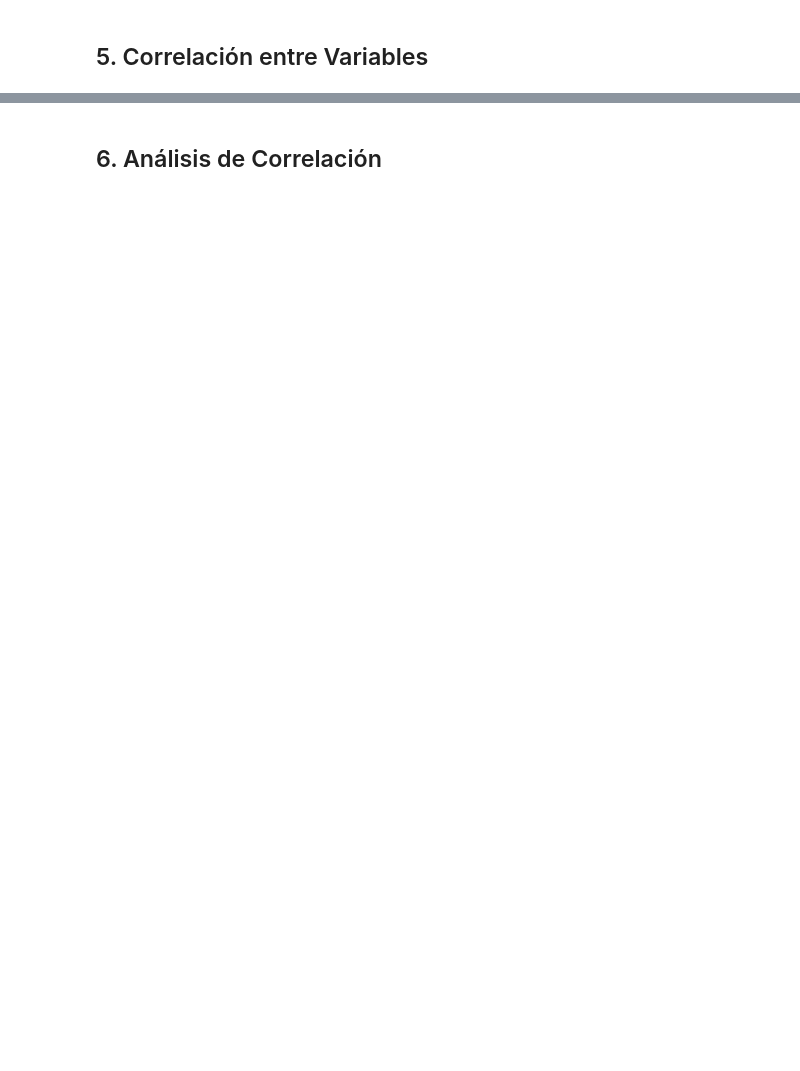
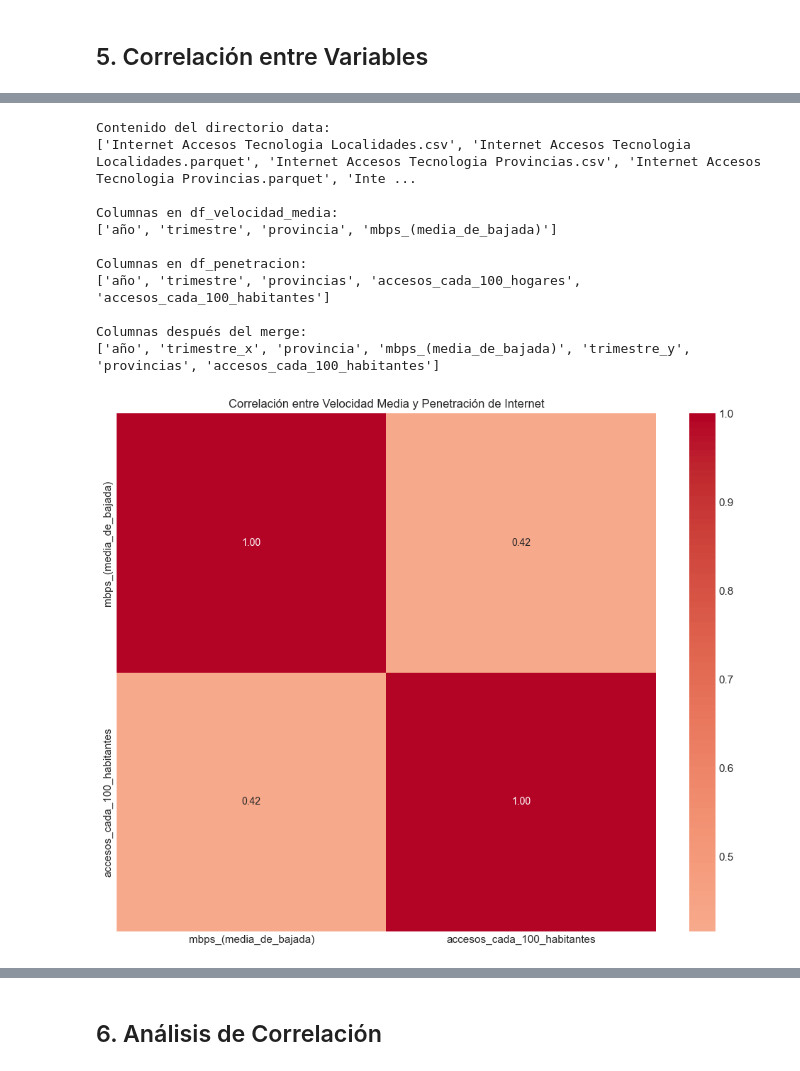
Before and after one commit to JuliaGastellu/dashboard-conectividad-ENACOM, a Jupyter notebook: notebooks/EDA.ipynb, the cells around one changed output, grey strips where cells are left out. Cells and saved outputs as stored; diff of their text form; code cells hidden in the pictures; blank space fills up the shorter version.

```diff
--- a/notebooks/EDA.ipynb
+++ b/notebooks/EDA.ipynb
@@ -512,0 +574,75 @@ KeyError: "['penetracion'] not in index"
+# %%
+# Primero, verificar la estructura del directorio
+import os
+
+# Definir la ruta base
+base_path = r'C:\Users\jugas\OneDrive\Escritorio\Proyecto ENACOM\dashboard-conectividad-ENACOM\data'
+
+print("Contenido del directorio data:")
+print(os.listdir(base_path))
+
+# Cargar los datasets correctos
+df_velocidad_media = pd.read_parquet(os.path.join(base_path, 'Internet Velocidad Media de Descarga Provincias.parquet'))
+df_penetracion = pd.read_parquet(os.path.join(base_path, 'Internet Penetración Provincias.parquet'))
+
+# Verificar las columnas
+print("\nColumnas en df_velocidad_media:")
+print(df_velocidad_media.columns.tolist())
+print("\nColumnas en df_penetracion:")
+print(df_penetracion.columns.tolist())
+
+# Preparar datos para correlación
+df_corr = df_velocidad_media.merge(
+    df_penetracion[['año', 'trimestre', 'provincias', 'accesos_cada_100_habitantes']],
+    left_on=['año', 'provincia'],
+    right_on=['año', 'provincias'],
+    how='inner'
+)
+
+# Verificar las columnas después del merge
+print("\nColumnas después del merge:")
+print(df_corr.columns.tolist())
+
+# Convertir velocidad a numérico
+df_corr['mbps_(media_de_bajada)'] = df_corr['mbps_(media_de_bajada)'].str.replace(',', '.').astype(float)
+df_corr['accesos_cada_100_habitantes'] = df_corr['accesos_cada_100_habitantes'].str.replace(',', '.').astype(float)
+
+# Calcular matriz de correlación
+corr_matrix = df_corr[['mbps_(media_de_bajada)', 'accesos_cada_100_habitantes']].corr()
+
+# Crear el heatmap
+plt.figure(figsize=(10, 8))
+sns.heatmap(corr_matrix, annot=True, cmap='coolwarm', center=0, fmt='.2f')
+plt.title('Correlación entre Velocidad Media y Penetración de Internet')
+plt.tight_layout()
+plt.show()
+
+# Mostrar valores de correlación
+print("\nValores de correlación:")
+print(corr_matrix)
+
+# Análisis adicional
+print("\nEstadísticas descriptivas:")
+print(df_corr[['mbps_(media_de_bajada)', 'accesos_cada_100_habitantes']].describe())
+
+# Gráfico de dispersión
+plt.figure(figsize=(10, 6))
+sns.scatterplot(data=df_corr, x='accesos_cada_100_habitantes', y='mbps_(media_de_bajada)')
+plt.title('Relación entre Penetración y Velocidad Media de Internet')
+plt.xlabel('Accesos cada 100 habitantes')
+plt.ylabel('Velocidad Media (Mbps)')
+plt.tight_layout()
+plt.show()
+# %% [output]
+Contenido del directorio data:
+['Internet Accesos Tecnologia Localidades.csv', 'Internet Accesos Tecnologia Localidades.parquet', 'Internet Accesos Tecnologia Provincias.csv', 'Internet Accesos Tecnologia Provincias.parquet', 'Inte ...
+
+Columnas en df_velocidad_media:
+['año', 'trimestre', 'provincia', 'mbps_(media_de_bajada)']
+
+Columnas en df_penetracion:
+['año', 'trimestre', 'provincias', 'accesos_cada_100_hogares', 'accesos_cada_100_habitantes']
+
+Columnas después del merge:
+['año', 'trimestre_x', 'provincia', 'mbps_(media_de_bajada)', 'trimestre_y', 'provincias', 'accesos_cada_100_habitantes']
+[figure, added]
```
Also changed, not shown: parts of 11 cells of this notebook.
